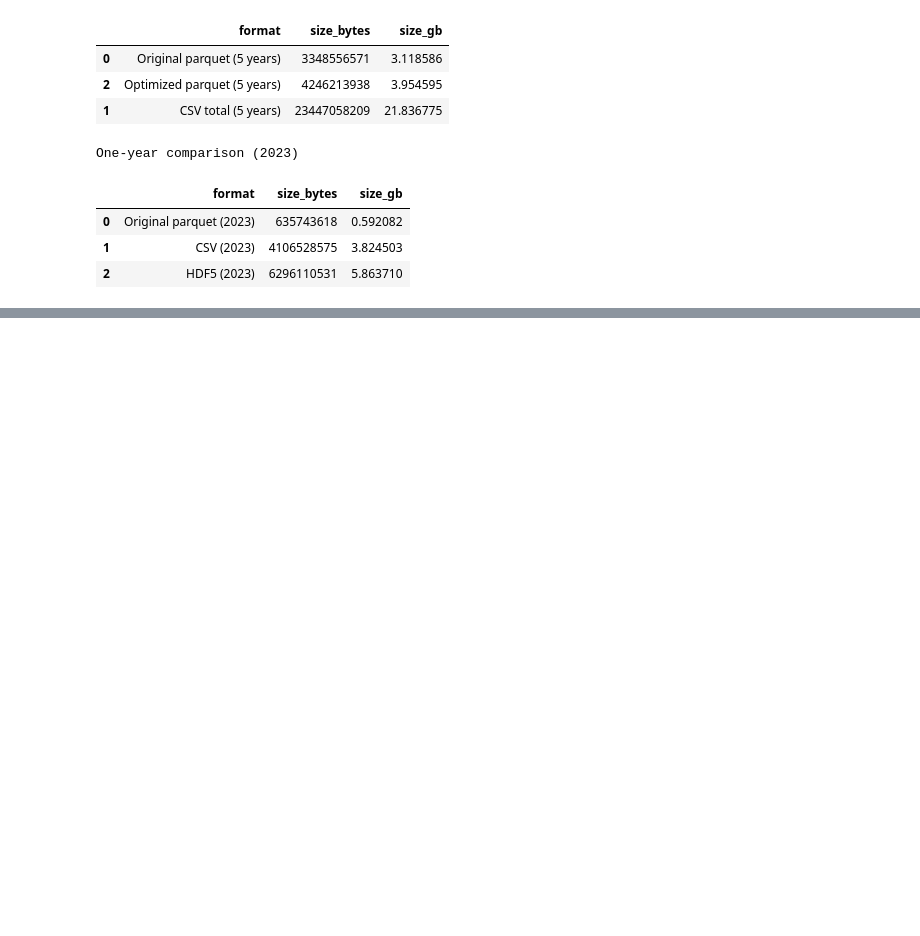
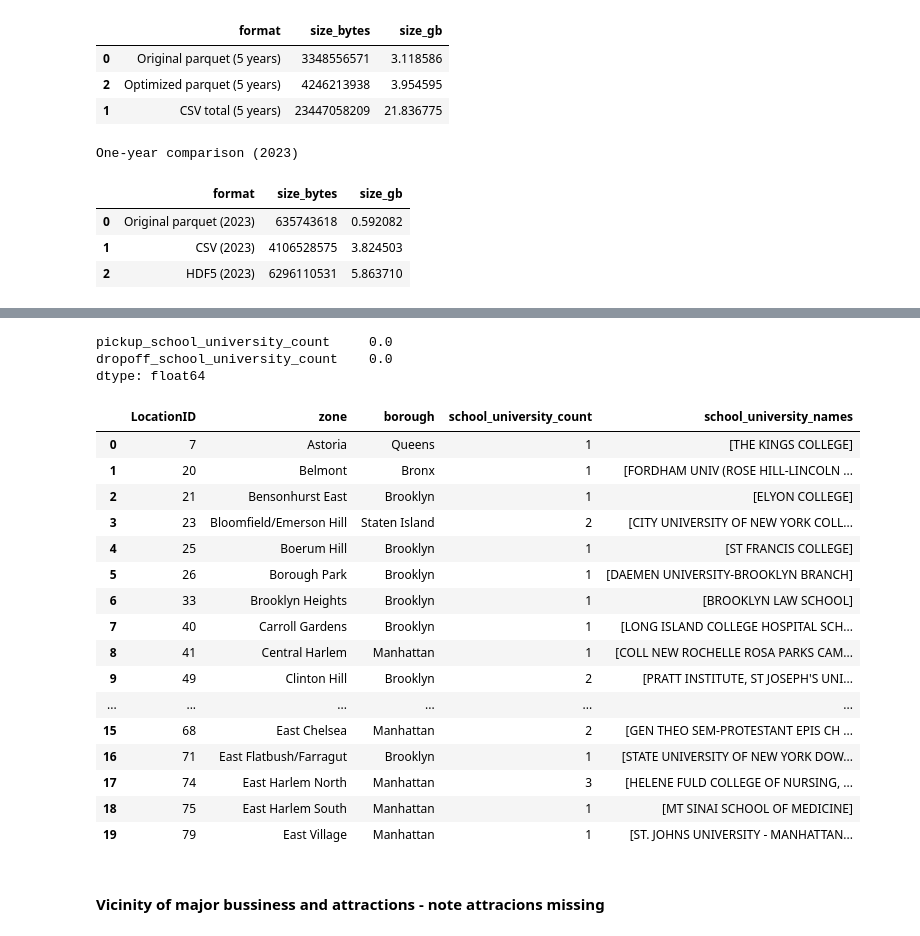
Before and after one commit to biljanaa33/big_data, a Jupyter notebook: hw_3.ipynb, the cells around one changed output, grey strips where cells are left out. Drawn from its saved outputs; the diff is of its cells as text; code cells hidden in the pictures; blank space fills up the shorter version.

```diff
--- a/hw_3.ipynb
+++ b/hw_3.ipynb
@@ -310,0 +681,11 @@ One-year comparison (2023)
+# %%
+# what we augment here
+# how many schools / universities are in the pickup / dropoff taxi zone
+taxi_augmented_df[[
+    "pickup_school_university_count",
+    "dropoff_school_university_count",
+]].isna().mean().compute()
+# %% [output]
+pickup_school_university_count     0.0
+dropoff_school_university_count    0.0
+dtype: float64
@@ -310,0 +698,35 @@ One-year comparison (2023)
+# %%
+# not needed create only lookup table
+zone_school_summary = (
+    schools_with_zones.groupby(["LocationID", "zone", "borough"])["School Name"]
+    .agg(lambda names: sorted(set(names)))
+    .reset_index(name="school_university_names")
+)
+
+zone_school_summary["school_university_count"] = (
+    zone_school_summary["school_university_names"].apply(len)
+)
+
+zone_school_summary = zone_school_summary[
+    ["LocationID", "zone", "borough", "school_university_count", "school_university_names"]
+]
+
+zone_school_summary.head(20)
+# %% [output]
+|  | LocationID | zone | borough | school_university_count | school_university_names |
+| 0 | 7 | Astoria | Queens | 1 | [THE KINGS COLLEGE] |
+| 1 | 20 | Belmont | Bronx | 1 | [FORDHAM UNIV (ROSE HILL-LINCOLN ... |
+| 2 | 21 | Bensonhurst East | Brooklyn | 1 | [ELYON COLLEGE] |
+| 3 | 23 | Bloomfield/Emerson Hill | Staten Island | 2 | [CITY UNIVERSITY OF NEW YORK COLL... |
+| 4 | 25 | Boerum Hill | Brooklyn | 1 | [ST FRANCIS COLLEGE] |
+| 5 | 26 | Borough Park | Brooklyn | 1 | [DAEMEN UNIVERSITY-BROOKLYN BRANCH] |
+| 6 | 33 | Brooklyn Heights | Brooklyn | 1 | [BROOKLYN LAW SCHOOL] |
+| 7 | 40 | Carroll Gardens | Brooklyn | 1 | [LONG ISLAND COLLEGE HOSPITAL SCH... |
+| 8 | 41 | Central Harlem | Manhattan | 1 | [COLL NEW ROCHELLE ROSA PARKS CAM... |
+| 9 | 49 | Clinton Hill | Brooklyn | 2 | [PRATT INSTITUTE, ST JOSEPH'S UNI... |
+| ... | ... | ... | ... | ... | ... |
+| 15 | 68 | East Chelsea | Manhattan | 2 | [GEN THEO SEM-PROTESTANT EPIS CH ... |
+| 16 | 71 | East Flatbush/Farragut | Brooklyn | 1 | [STATE UNIVERSITY OF NEW YORK DOW... |
+| 17 | 74 | East Harlem North | Manhattan | 3 | [HELENE FULD COLLEGE OF NURSING, ... |
+| 18 | 75 | East Harlem South | Manhattan | 1 | [MT SINAI SCHOOL OF MEDICINE] |
+| 19 | 79 | East Village | Manhattan | 1 | [ST. JOHNS UNIVERSITY - MANHATTAN... |
@@ -310,0 +738,2 @@ One-year comparison (2023)
+# %% [markdown]
+#### Vicinity of major bussiness and attractions - note attracions missing
```
Also changed, not shown: parts of 47 cells of this notebook, 1 other file.
